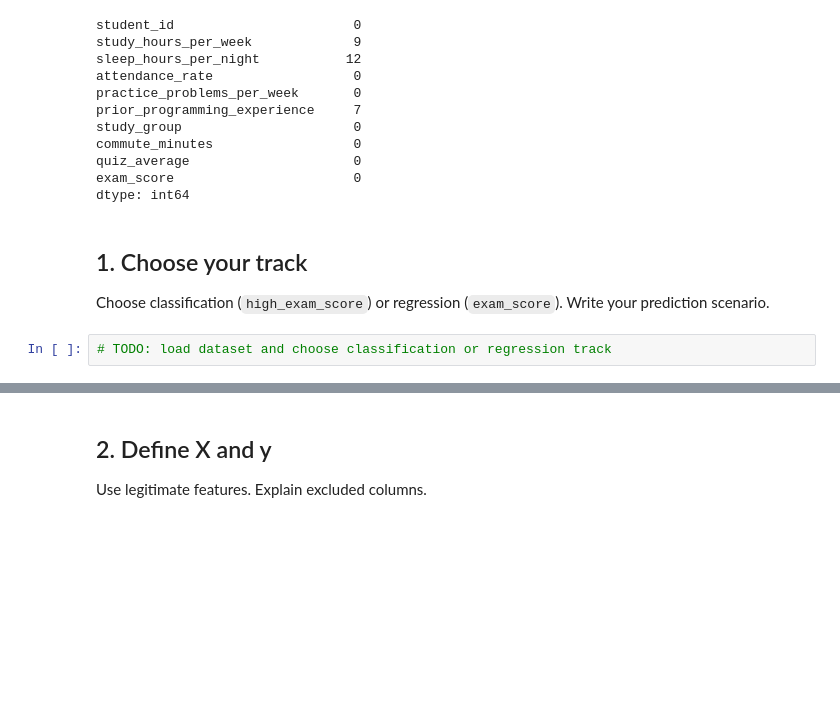
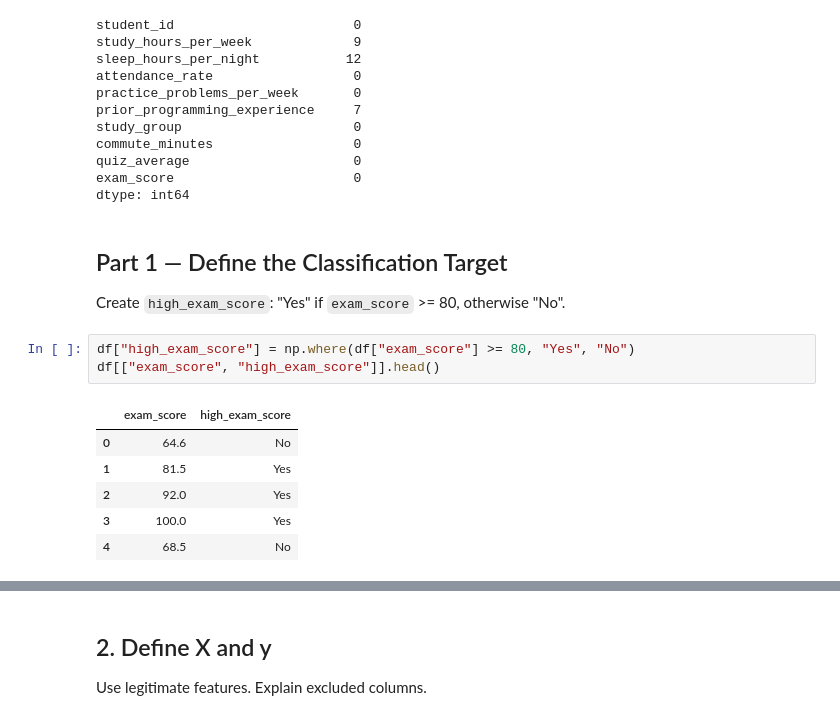
Before and after one commit to JGrade2005/CSE4095_2026, a Jupyter notebook: in_class_assignments/class10/CSE4095_Class10_Starter.ipynb, the cells around one changed output, grey strips where cells are left out. Saved outputs shown, nothing was run; the diff lists cells and outputs as text; blank space fills up the shorter version.

Commit message:
Add part1

```diff
--- a/in_class_assignments/class10/CSE4095_Class10_Starter.ipynb
+++ b/in_class_assignments/class10/CSE4095_Class10_Starter.ipynb
@@ -64,8 +64,16 @@ commute_minutes                  0
 quiz_average                     0
 exam_score                       0
 dtype: int64
-# %% [markdown]
-## 1. Choose your track
-Choose classification (`high_exam_score`) or regression (`exam_score`). Write your prediction scenario.
-# %%
-# TODO: load dataset and choose classification or regression track
+# %% [markdown]
+## Part 1 — Define the Classification Target
+Create `high_exam_score`: "Yes" if `exam_score` >= 80, otherwise "No".
+# %%
+df["high_exam_score"] = np.where(df["exam_score"] >= 80, "Yes", "No")
+df[["exam_score", "high_exam_score"]].head()
+# %% [output]
+|  | exam_score | high_exam_score |
+| 0 | 64.6 | No |
+| 1 | 81.5 | Yes |
+| 2 | 92.0 | Yes |
+| 3 | 100.0 | Yes |
+| 4 | 68.5 | No |
```
Also changed, not shown: parts of 3 cells of this notebook, 4 other files.
